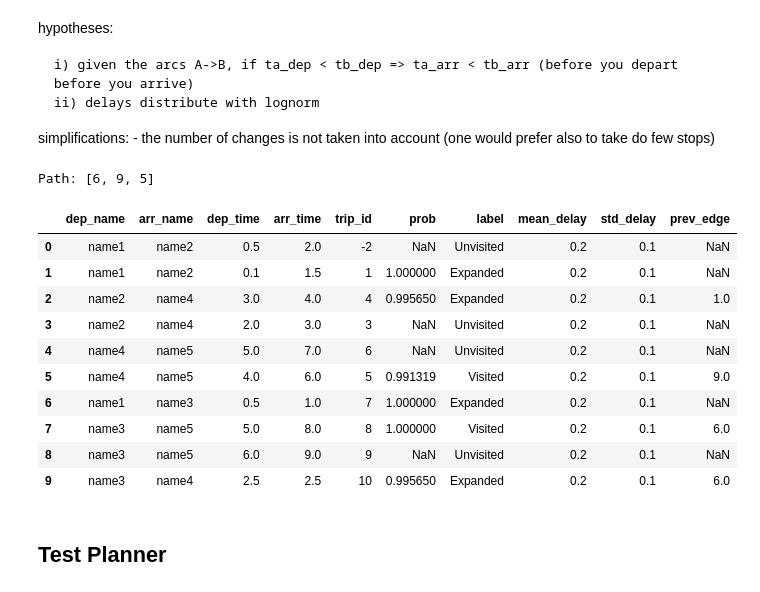
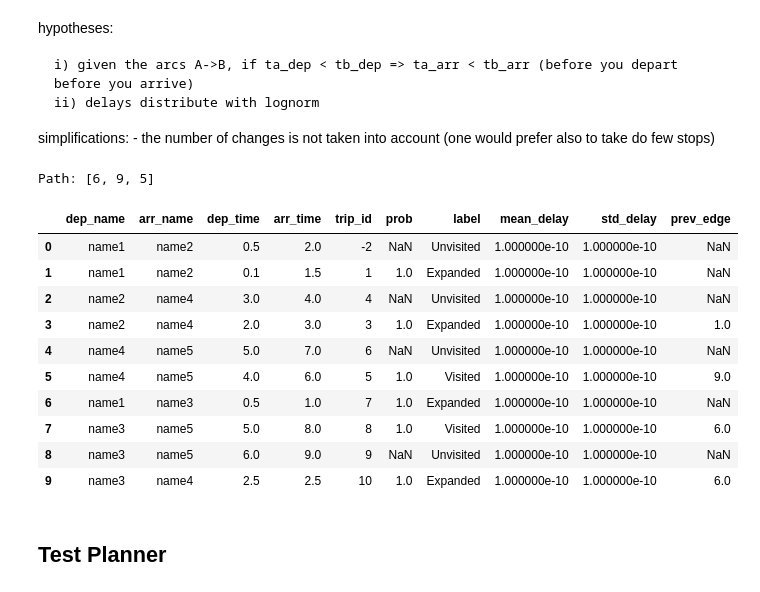
Before and after one commit to marcozov/journey_planning, a Jupyter notebook: final_project_nic.ipynb, the cells around one changed output. Drawn from its saved outputs; the diff is of its cells as text; code cells hidden in the pictures.

Commit message:
update to gamma, fix reverse search

```diff
--- a/final_project_nic.ipynb
+++ b/final_project_nic.ipynb
@@ -219,30 +62,30 @@ class Planner():
 # %%
-# planner = Planner(rand_edges(0.3, 0.2), reverse=False)
-planner = Planner(rand_edges(0.1, 0.2), reverse=False)
-# planner = Planner(rand_edges(), reverse=False)
+planner = Planner(rand_edges(3, 3), reverse=False)
+planner = Planner(rand_edges(2, 2), reverse=False)
+planner = Planner(rand_edges(), reverse=False)
 
-start_node = "name1"
-target_node = "name5"
-start_time = 0.0
-treshold = 0.85
+departure_node = "name1"
+arrival_node = "name5"
+time = 10
+treshold = 0.75
 
 last_id = planner.compute_plan(start_node, target_node, start_time, treshold)
 
 print("Path:", last_id)
 planner.edges
 # %% [output]
 Path: [6, 9, 5]
 |  | dep_name | arr_name | dep_time | arr_time | trip_id | prob | label | mean_delay | std_delay | prev_edge |
-| 0 | name1 | name2 | 0.5 | 2.0 | -2 | NaN | Unvisited | 0.2 | 0.1 | NaN |
-| 1 | name1 | name2 | 0.1 | 1.5 | 1 | 1.000000 | Expanded | 0.2 | 0.1 | NaN |
-| 2 | name2 | name4 | 3.0 | 4.0 | 4 | 0.995650 | Expanded | 0.2 | 0.1 | 1.0 |
-| 3 | name2 | name4 | 2.0 | 3.0 | 3 | NaN | Unvisited | 0.2 | 0.1 | NaN |
-| 4 | name4 | name5 | 5.0 | 7.0 | 6 | NaN | Unvisited | 0.2 | 0.1 | NaN |
-| 5 | name4 | name5 | 4.0 | 6.0 | 5 | 0.991319 | Visited | 0.2 | 0.1 | 9.0 |
-| 6 | name1 | name3 | 0.5 | 1.0 | 7 | 1.000000 | Expanded | 0.2 | 0.1 | NaN |
-| 7 | name3 | name5 | 5.0 | 8.0 | 8 | 1.000000 | Visited | 0.2 | 0.1 | 6.0 |
-| 8 | name3 | name5 | 6.0 | 9.0 | 9 | NaN | Unvisited | 0.2 | 0.1 | NaN |
-| 9 | name3 | name4 | 2.5 | 2.5 | 10 | 0.995650 | Expanded | 0.2 | 0.1 | 6.0 |
+| 0 | name1 | name2 | 0.5 | 2.0 | -2 | NaN | Unvisited | 1.000000e-10 | 1.000000e-10 | NaN |
+| 1 | name1 | name2 | 0.1 | 1.5 | 1 | 1.0 | Expanded | 1.000000e-10 | 1.000000e-10 | NaN |
+| 2 | name2 | name4 | 3.0 | 4.0 | 4 | NaN | Unvisited | 1.000000e-10 | 1.000000e-10 | NaN |
+| 3 | name2 | name4 | 2.0 | 3.0 | 3 | 1.0 | Expanded | 1.000000e-10 | 1.000000e-10 | 1.0 |
+| 4 | name4 | name5 | 5.0 | 7.0 | 6 | NaN | Unvisited | 1.000000e-10 | 1.000000e-10 | NaN |
+| 5 | name4 | name5 | 4.0 | 6.0 | 5 | 1.0 | Visited | 1.000000e-10 | 1.000000e-10 | 9.0 |
+| 6 | name1 | name3 | 0.5 | 1.0 | 7 | 1.0 | Expanded | 1.000000e-10 | 1.000000e-10 | NaN |
+| 7 | name3 | name5 | 5.0 | 8.0 | 8 | 1.0 | Visited | 1.000000e-10 | 1.000000e-10 | 6.0 |
+| 8 | name3 | name5 | 6.0 | 9.0 | 9 | NaN | Unvisited | 1.000000e-10 | 1.000000e-10 | NaN |
+| 9 | name3 | name4 | 2.5 | 2.5 | 10 | 1.0 | Expanded | 1.000000e-10 | 1.000000e-10 | 6.0 |
 # %% [markdown]
 ## Test Planner
 # %% [markdown]
```
Also changed, not shown: parts of 13 cells of this notebook, 2 other files.
